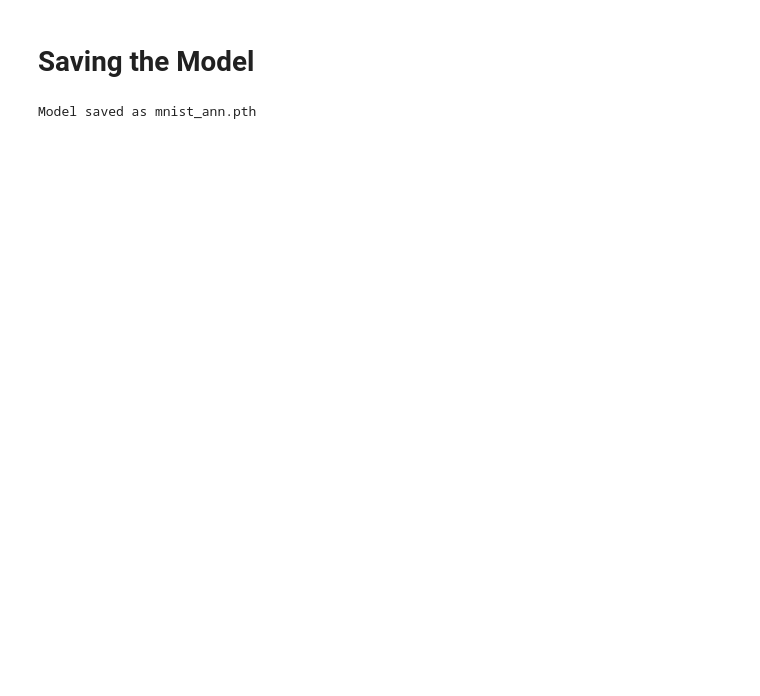
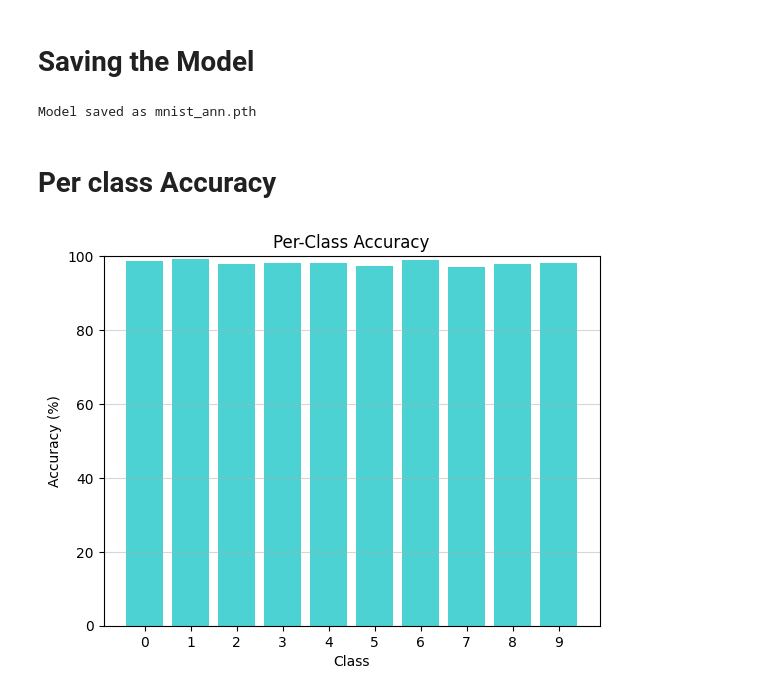
Before and after one commit to VedantPancholi/MNIST_ANN-USING-PYTORCH, a Jupyter notebook: mnist-ann-pytorch.ipynb, the cells around one changed output. Drawn from its saved outputs; the diff is of its cells as text; code cells hidden in the pictures; blank space fills up the shorter version.

```diff
--- a/mnist-ann-pytorch.ipynb
+++ b/mnist-ann-pytorch.ipynb
@@ -21,7 +21,7 @@ cuda
 input_size = 784  # 28x28 images
 hidden_size = 128
 num_classes = 10  # 10 digits (0-9)
-num_epochs = 20
+num_epochs = 10
 batch_size = 64
 learning_rate = 0.001
 # %% [markdown]
@@ -330,0 +208,15 @@ Epoch [20/20], Loss: 0.0082, Accuracy: 99.72%
+# %%
+print("Evaluating the model...")
+model.eval()
+correct = 0
+total = 0
+with torch.no_grad():
+    for images, labels in test_loader:
+        images, labels = images.to(device), labels.to(device)
+        outputs = model(images)
+        _, predicted = torch.max(outputs.data, 1)
+        total += labels.size(0)
+        correct += (predicted == labels).sum().item()
+
+accuracy = 100 * correct / total
+print(f"Test Accuracy: {accuracy:.4f}%")
@@ -335,3 +230,32 @@ torch.save(model.state_dict(), "mnist_ann.pth")
 print("Model saved as mnist_ann.pth")
 # %% [output]
 Model saved as mnist_ann.pth
+# %% [markdown]
+# Per class Accuracy
+# %%
+class_correct = [0] * num_classes
+class_total = [0] * num_classes
+
+model.eval()
+with torch.no_grad():
+    for images, labels in test_loader:
+        images, labels = images.to(device), labels.to(device)
+        outputs = model(images)
+        _, predicted = torch.max(outputs, 1)
+        for i in range(len(labels)):
+            label = labels[i].item()
+            class_correct[label] += (predicted[i] == labels[i]).item()
+            class_total[label] += 1
+
+# Calculate and plot per-class accuracy
+class_accuracy = [100 * c / t if t != 0 else 0 for c, t in zip(class_correct, class_total)]
+plt.bar(range(num_classes), class_accuracy, color='c', alpha=0.7)
+plt.title("Per-Class Accuracy")
+plt.xlabel("Class")
+plt.ylabel("Accuracy (%)")
+plt.xticks(range(num_classes), labels=range(num_classes))
+plt.ylim(0, 100)
+plt.grid(axis='y', alpha=0.5)
+plt.show()
+# %% [output]
+[figure, added]
```
Also changed, not shown: parts of 8 cells of this notebook.
